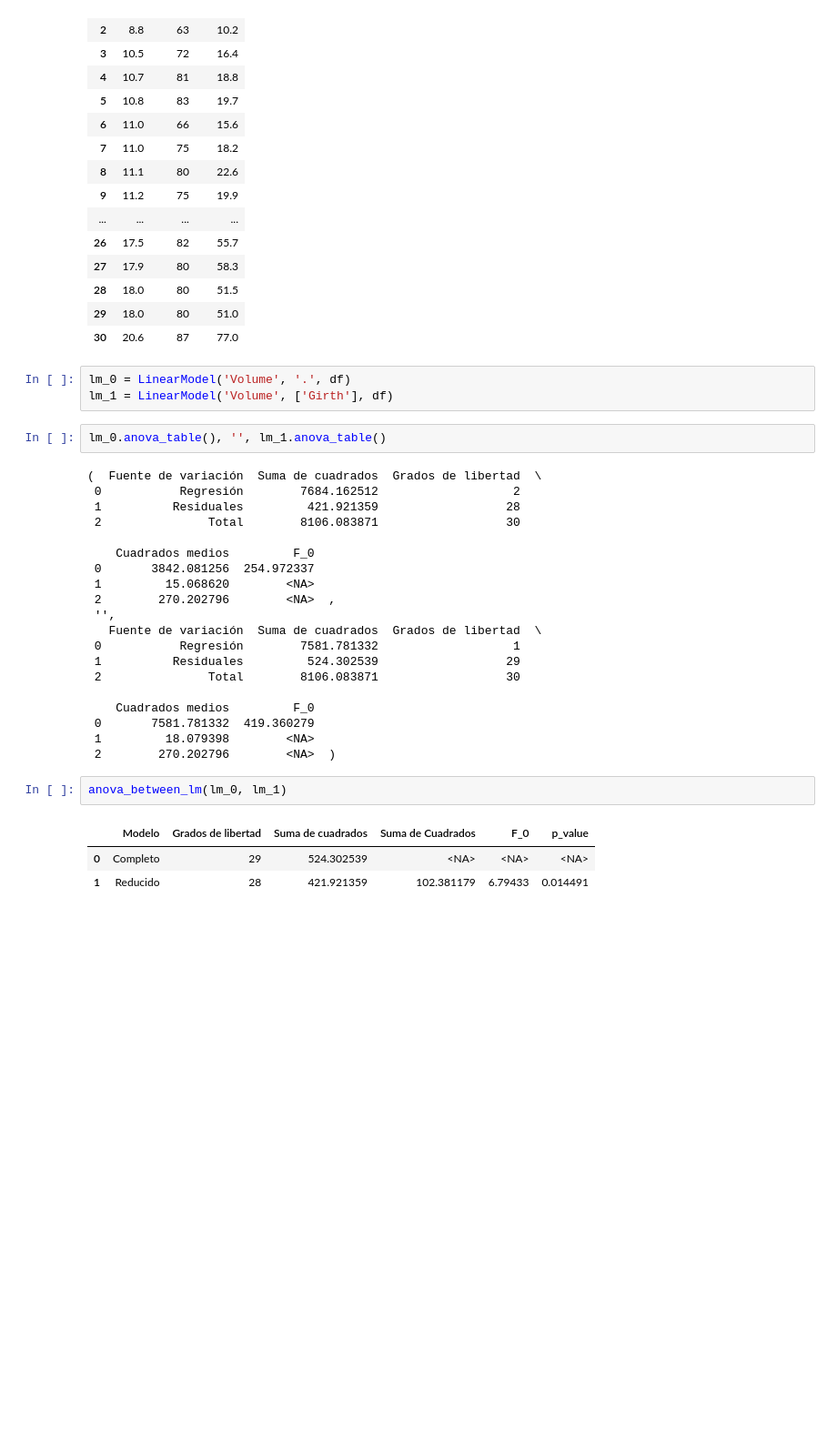
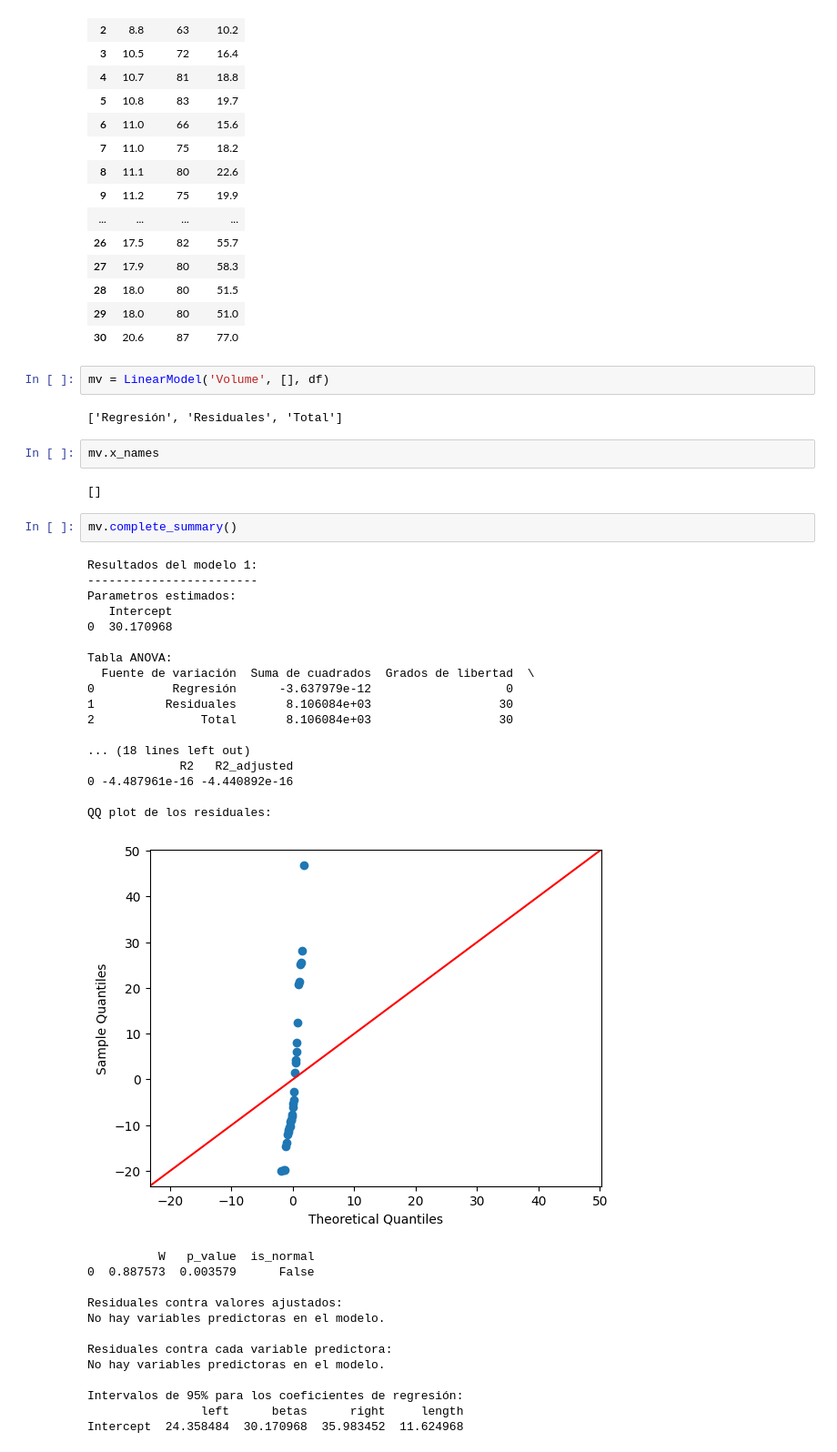
Before and after one commit to dui-luis-alberto-37/multivar_statistics, a Jupyter notebook: mylibrary/test.ipynb, the cells around one changed output. Shown at 91% size. Drawn from its saved outputs; the diff is of its cells as text; blank space fills up the shorter version.

Commit message:
fix bug::empty model python

```diff
--- a/mylibrary/test.ipynb
+++ b/mylibrary/test.ipynb
@@ -60,33 +59,43 @@ df
 | 29 | 18.0 | 80 | 51.0 |
 | 30 | 20.6 | 87 | 77.0 |
 # %%
-lm_0 = LinearModel('Volume', '.', df)
-lm_1 = LinearModel('Volume', ['Girth'], df)
+mv = LinearModel('Volume', [], df)
+# %% [output]
+['Regresión', 'Residuales', 'Total']
-# %%
-lm_0.anova_table(), '', lm_1.anova_table()
-# %% [output]
-(  Fuente de variación  Suma de cuadrados  Grados de libertad  \
- 0           Regresión        7684.162512                   2
- 1          Residuales         421.921359                  28
- 2               Total        8106.083871                  30
-
-    Cuadrados medios         F_0
- 0       3842.081256  254.972337
- 1         15.068620        <NA>
- 2        270.202796        <NA>  ,
- '',
-   Fuente de variación  Suma de cuadrados  Grados de libertad  \
- 0           Regresión        7581.781332                   1
- 1          Residuales         524.302539                  29
- 2               Total        8106.083871                  30
-
-    Cuadrados medios         F_0
- 0       7581.781332  419.360279
- 1         18.079398        <NA>
- 2        270.202796        <NA>  )
-# %%
-anova_between_lm(lm_0, lm_1)
-# %% [output]
-|  | Modelo | Grados de libertad | Suma de cuadrados | Suma de Cuadrados | F_0 | p_value |
-| 0 | Completo | 29 | 524.302539 | <NA> | <NA> | <NA> |
-| 1 | Reducido | 28 | 421.921359 | 102.381179 | 6.79433 | 0.014491 |
+# %%
+mv.x_names
+# %% [output]
+[]
+# %%
+mv.complete_summary()
+# %% [output]
+Resultados del modelo 1:
+------------------------
+Parametros estimados:
+   Intercept
+0  30.170968
+
+Tabla ANOVA:
+  Fuente de variación  Suma de cuadrados  Grados de libertad  \
+0           Regresión      -3.637979e-12                   0
+1          Residuales       8.106084e+03                  30
+2               Total       8.106084e+03                  30
+
+... (18 lines left out)
+             R2   R2_adjusted
+0 -4.487961e-16 -4.440892e-16
+
+QQ plot de los residuales:
+[figure, added]
+          W   p_value  is_normal
+0  0.887573  0.003579      False
+
+Residuales contra valores ajustados:
+No hay variables predictoras en el modelo.
+
+Residuales contra cada variable predictora:
+No hay variables predictoras en el modelo.
+
+Intervalos de 95% para los coeficientes de regresión:
+                left      betas      right     length
+Intercept  24.358484  30.170968  35.983452  11.624968
```
Also changed, not shown: parts of 2 cells of this notebook, 3 other files.
